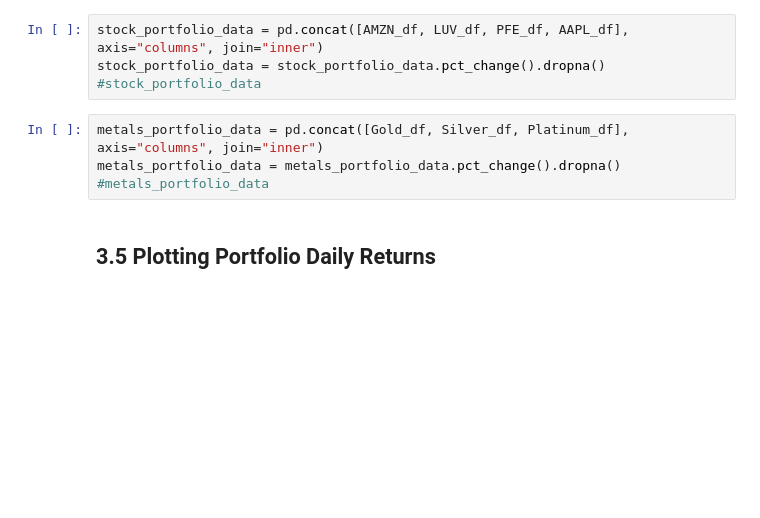
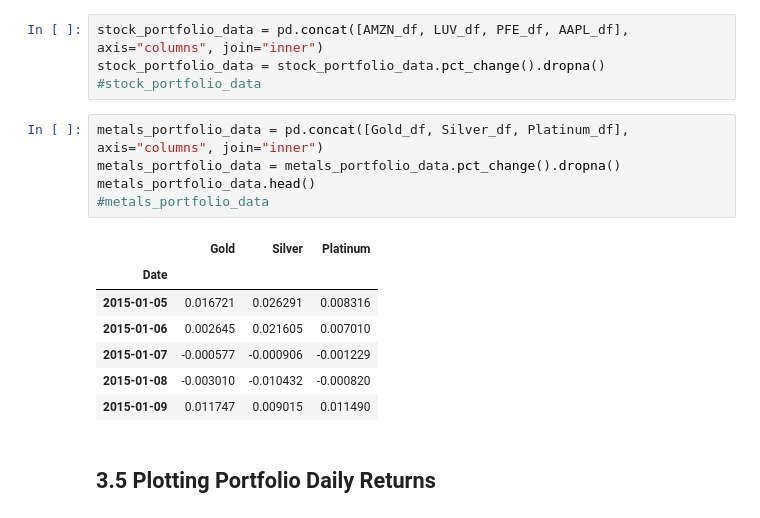
Before and after one commit to Flower67/Project1_MonteCrypto, a Jupyter notebook: Project-1-Core.ipynb, the cells around one changed output. Cells and saved outputs as stored; diff of their text form; blank space fills up the shorter version.

```diff
--- a/Project-1-Core.ipynb
+++ b/Project-1-Core.ipynb
@@ -154,7 +162,16 @@ stock_portfolio_data = stock_portfolio_data.pct_change().dropna()
 # %%
 metals_portfolio_data = pd.concat([Gold_df, Silver_df, Platinum_df], axis="columns", join="inner")
 metals_portfolio_data = metals_portfolio_data.pct_change().dropna()
+metals_portfolio_data.head()
 #metals_portfolio_data
+# %% [output]
+|  | Gold | Silver | Platinum |
+| Date |  |  |  |
+| 2015-01-05 | 0.016721 | 0.026291 | 0.008316 |
+| 2015-01-06 | 0.002645 | 0.021605 | 0.007010 |
+| 2015-01-07 | -0.000577 | -0.000906 | -0.001229 |
+| 2015-01-08 | -0.003010 | -0.010432 | -0.000820 |
+| 2015-01-09 | 0.011747 | 0.009015 | 0.011490 |
 # %% [markdown]
 ## 3.5 Plotting Portfolio Daily Returns
 # %%
```
Also changed, not shown: parts of 20 cells of this notebook, 1 other file.
